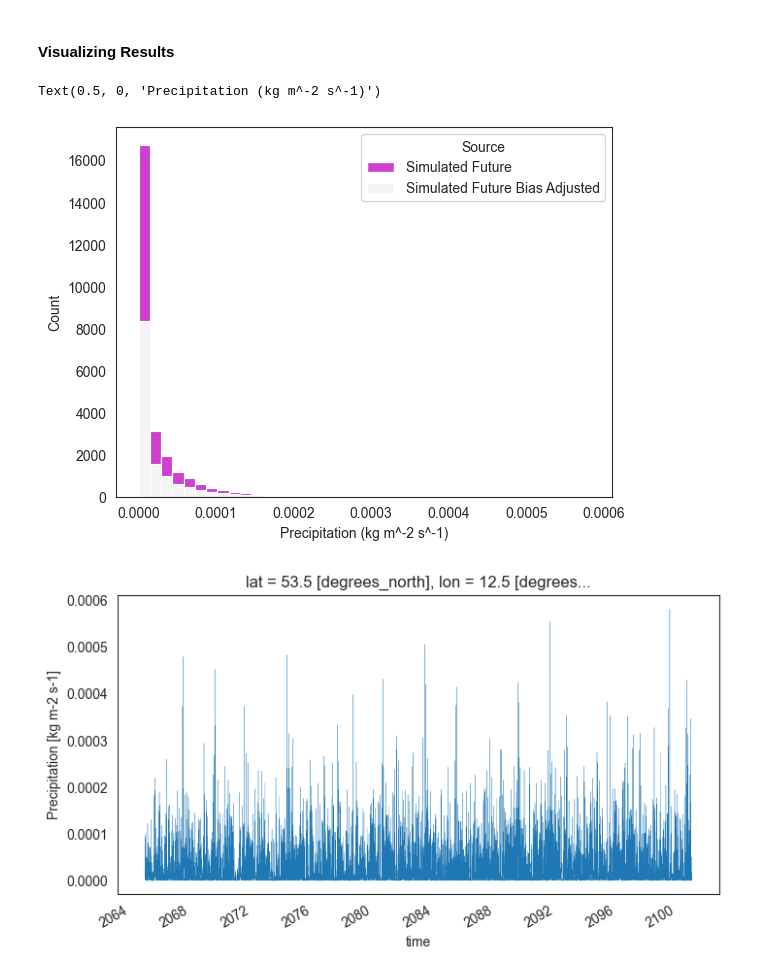
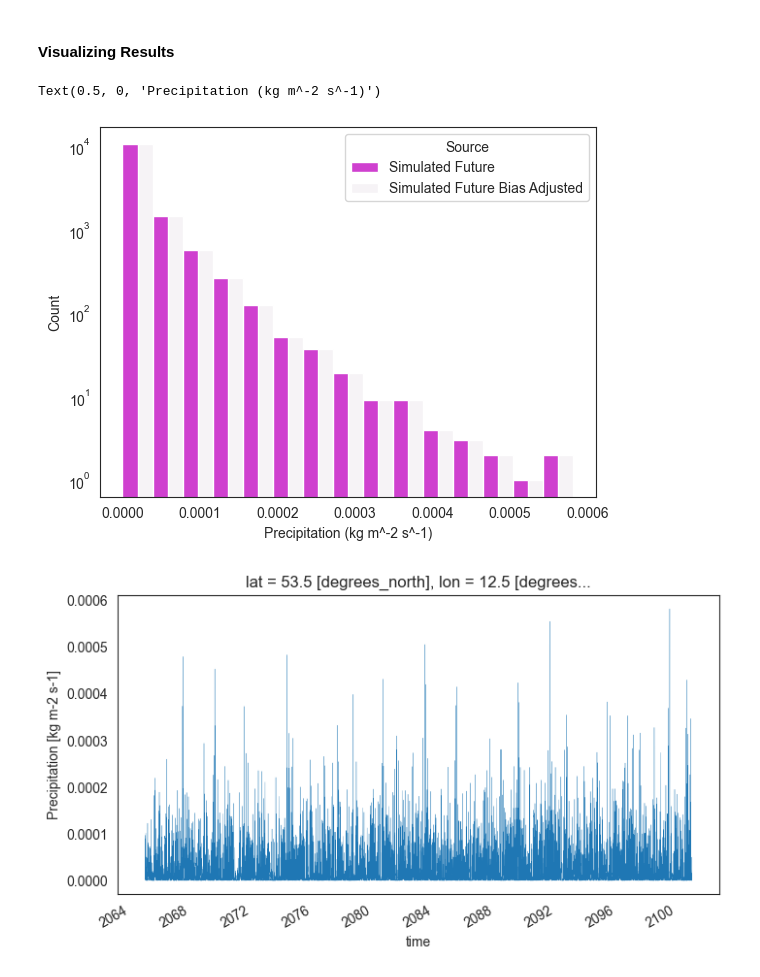
Before and after one commit to JGCRI/basd, a Jupyter notebook: notebooks/quickstarter.ipynb, the cells around one changed output. Saved outputs shown, nothing was run; the diff lists cells and outputs as text; code cells hidden in the pictures.

```diff
--- a/notebooks/quickstarter.ipynb
+++ b/notebooks/quickstarter.ipynb
@@ -73,14 +73,15 @@ plot_data = pd.concat([sf_df, sfba_df], ignore_index=True)
 # %% [markdown]
 #### Visualizing Results
 # %%
+# This histogram isn't working as expected for some reason
 sns.set_style(style='white')
-p = sns.histplot(data=plot_data, x = 'pr', hue = 'Source', bins = 40,
-                 multiple='stack', palette="light:m_r" )
-#p.set_yscale('log')
+p = sns.histplot(data=plot_data, x = 'pr', hue = 'Source', bins = 15,
+                 multiple='dodge', palette="light:m_r" )
+p.set_yscale('log')
 p.set_xlabel('Precipitation (kg m^-2 s^-1)')
 # %% [output]
 Text(0.5, 0, 'Precipitation (kg m^-2 s^-1)')
-[figure, old version]
+[figure, new version]
 # %%
 p1 = sim_fut_loc.plot.line(x='time', marker=None, linewidth=0.2, aspect=2, size=4)
 # %% [output]
```
Also changed, not shown: parts of 1 cell of this notebook, 1 other file.
